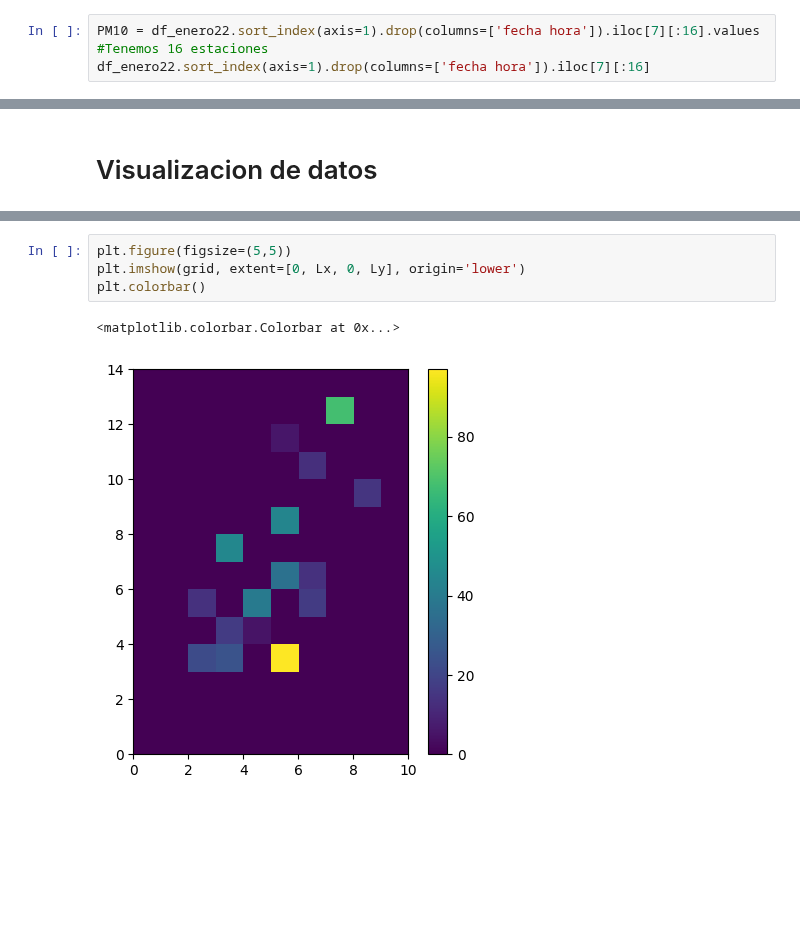
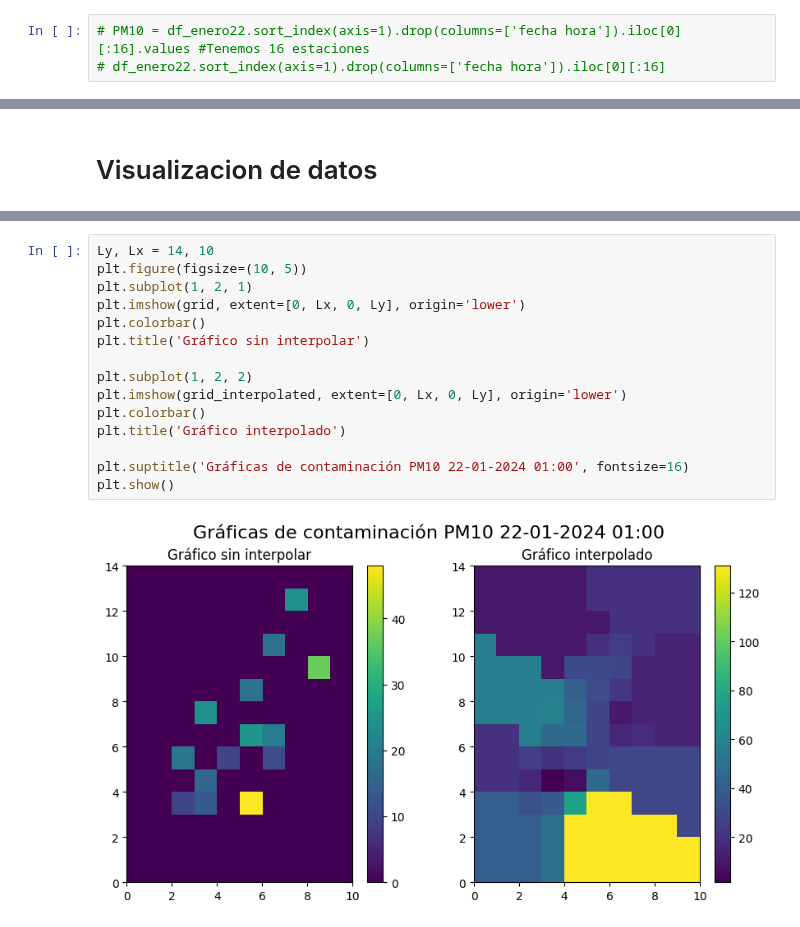
Before and after one commit to svargasro/Wildfire-Smoke-Spread-Over-Bogot-Workshops, a Jupyter notebook: Proyecto Final/Codigo/Analisis de Datos/Polucion/mapa_contaminacion.ipynb, the cells around one changed output, grey strips where cells are left out. Cells and saved outputs as stored; diff of their text form; blank space fills up the shorter version.

```diff
--- a/Proyecto Final/Codigo/Analisis de Datos/Polucion/mapa_contaminacion.ipynb
+++ b/Proyecto Final/Codigo/Analisis de Datos/Polucion/mapa_contaminacion.ipynb
@@ -141,3 +117,3 @@ df_enero22.isna().sum(axis=1).idxmin()
 # %%
-PM10 = df_enero22.sort_index(axis=1).drop(columns=['fecha hora']).iloc[7][:16].values #Tenemos 16 estaciones
-df_enero22.sort_index(axis=1).drop(columns=['fecha hora']).iloc[7][:16]
+# PM10 = df_enero22.sort_index(axis=1).drop(columns=['fecha hora']).iloc[0][:16].values #Tenemos 16 estaciones
+# df_enero22.sort_index(axis=1).drop(columns=['fecha hora']).iloc[0][:16]
@@ -287,8 +205,18 @@ def Mapa(data):
-# %%
-plt.figure(figsize=(5,5))
-plt.imshow(grid, extent=[0, Lx, 0, Ly], origin='lower')
-plt.colorbar()
-# %% [output]
-<matplotlib.colorbar.Colorbar at 0x...>
-[figure, removed]
+# %%
+Ly, Lx = 14, 10
+plt.figure(figsize=(10, 5))
+plt.subplot(1, 2, 1)
+plt.imshow(grid, extent=[0, Lx, 0, Ly], origin='lower')
+plt.colorbar()
+plt.title('Gráfico sin interpolar')
+
+plt.subplot(1, 2, 2)
+plt.imshow(grid_interpolated, extent=[0, Lx, 0, Ly], origin='lower')
+plt.colorbar()
+plt.title('Gráfico interpolado')
+
+plt.suptitle('Gráficas de contaminación PM10 22-01-2024 01:00', fontsize=16)
+plt.show()
+# %% [output]
+[figure, added]
 # %%
```
Also changed, not shown: parts of 17 cells of this notebook, 1 other file.
